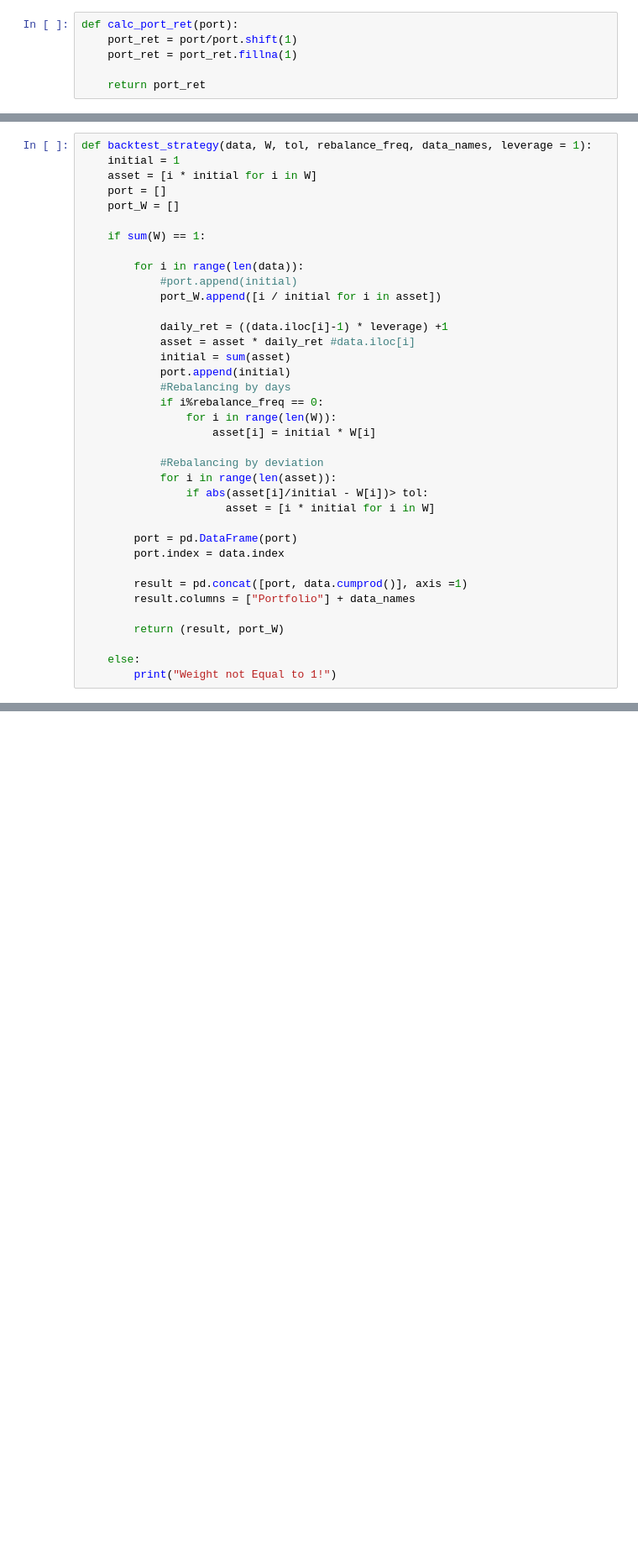
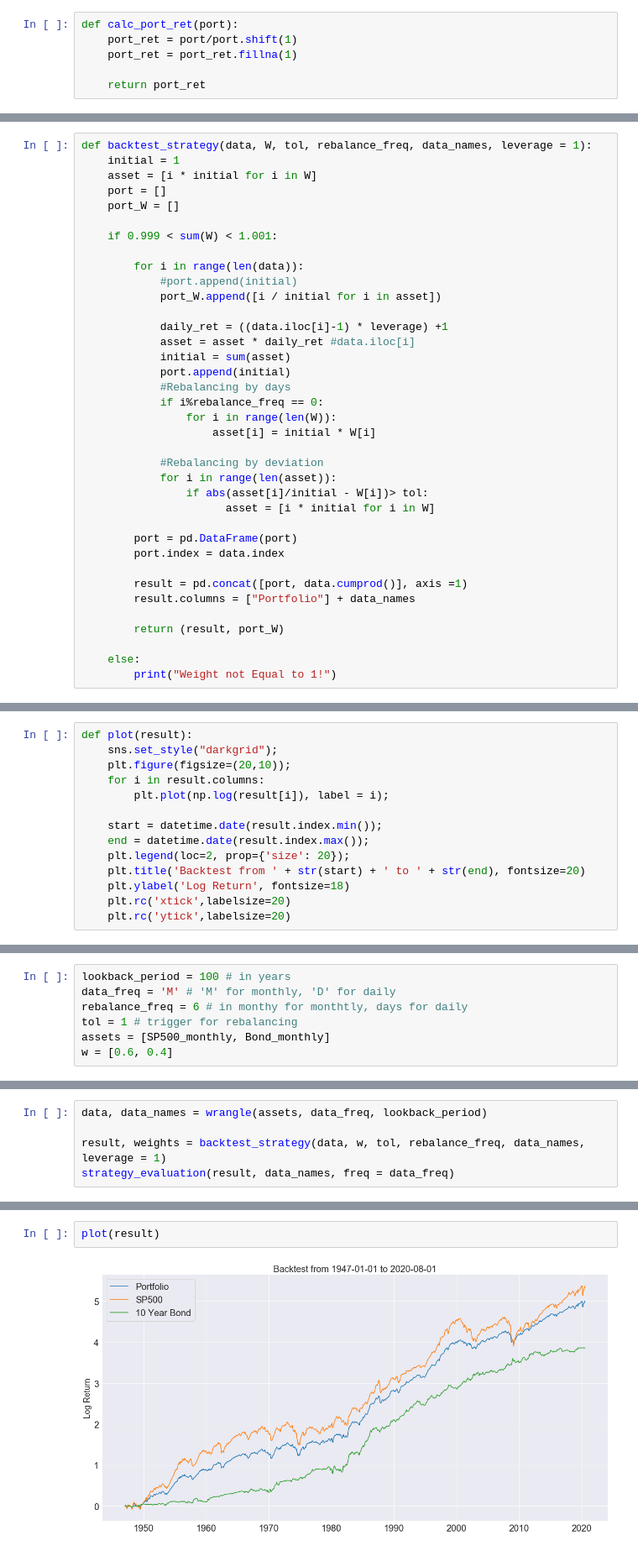
Before and after one commit to webclinic017/Portfolio_Construction, a Jupyter notebook: Portfolio_Backtest/Static_Portfolio.ipynb, the cells around one changed output, grey strips where cells are left out. Shown: that part at 84% size. Cells and saved outputs as stored; diff of their text form; blank space fills up the shorter version.

```diff
--- a/Portfolio_Backtest/Static_Portfolio.ipynb
+++ b/Portfolio_Backtest/Static_Portfolio.ipynb
@@ -74,7 +92,7 @@ def backtest_strategy(data, W, tol, rebalance_freq, data_names, leverage = 1):
     port = []
     port_W = []
 
-    if sum(W) == 1:
+    if 0.999 < sum(W) < 1.001:
 
         for i in range(len(data)):
             #port.append(initial)
@@ -150,6 +168,20 @@ def strategy_evaluation(result, data_names, freq = 'D'):
       .set_table_styles(styles))
 
     return metrics
+# %%
+def plot(result):
+    sns.set_style("darkgrid");
+    plt.figure(figsize=(20,10));
+    for i in result.columns:
+        plt.plot(np.log(result[i]), label = i);
+
+    start = datetime.date(result.index.min());
+    end = datetime.date(result.index.max());
+    plt.legend(loc=2, prop={'size': 20});
+    plt.title('Backtest from ' + str(start) + ' to ' + str(end), fontsize=20)
+    plt.ylabel('Log Return', fontsize=18)
+    plt.rc('xtick',labelsize=20)
+    plt.rc('ytick',labelsize=20)
 # %%
 def correlation_map(result):
     ret = calc_port_ret(result)
@@ -396,0 +284,7 @@ strategy_evaluation(result, data_names, freq = 'M')
+# %%
+lookback_period = 100 # in years
+data_freq = 'M' # 'M' for monthly, 'D' for daily
+rebalance_freq = 6 # in monthy for monthtly, days for daily
+tol = 1 # trigger for rebalancing
+assets = [SP500_monthly, Bond_monthly]
+w = [0.6, 0.4]
@@ -396,0 +293,5 @@ strategy_evaluation(result, data_names, freq = 'M')
+# %%
+data, data_names = wrangle(assets, data_freq, lookback_period)
+
+result, weights = backtest_strategy(data, w, tol, rebalance_freq, data_names, leverage = 1)
+strategy_evaluation(result, data_names, freq = data_freq)
@@ -397,2 +303,6 @@ strategy_evaluation(result, data_names, freq = 'M')
+# %%
+plot(result)
+# %% [output]
+[figure, added]
 # %%
 correlation_map(result)
```
Also changed, not shown: parts of 26 cells of this notebook.
